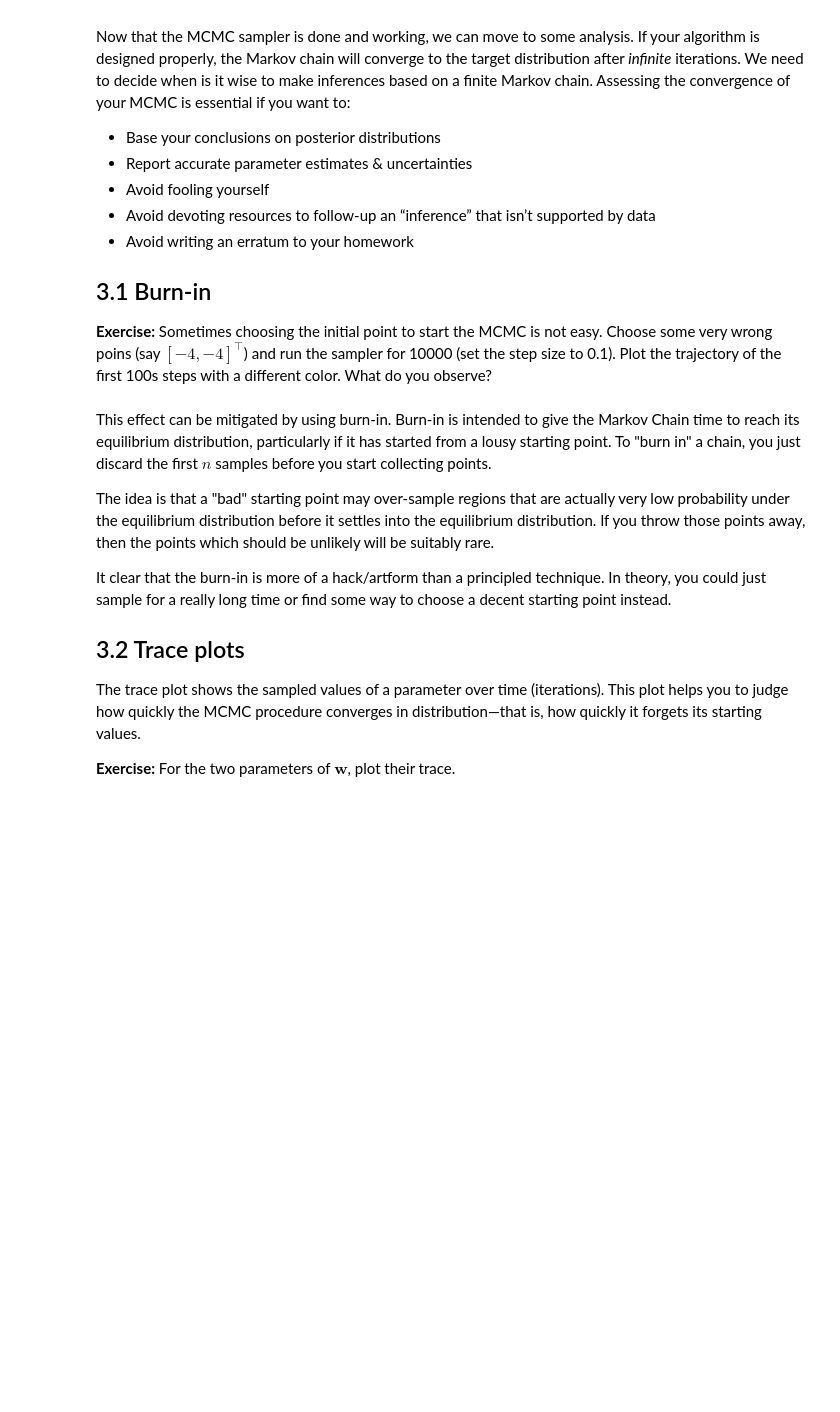
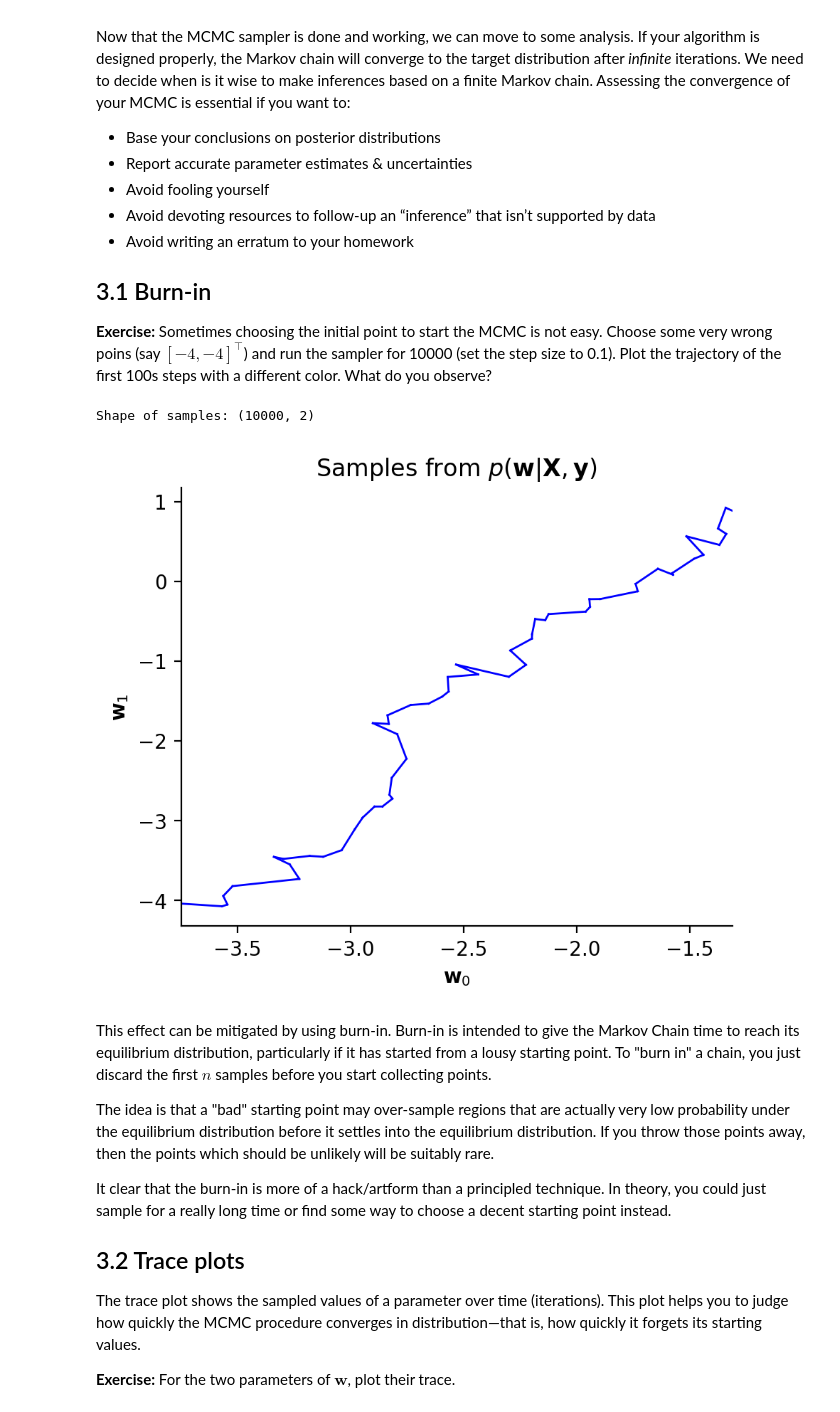
Before and after one commit to Filan616/Filan616, a Jupyter notebook: ASI/lab_week7/Bayesian_Logistic_Regression_MCMC.ipynb, the cells around one changed output. Drawn from its saved outputs; the diff is of its cells as text; code cells hidden in the pictures; blank space fills up the shorter version.

```diff
--- a/ASI/lab_week7/Bayesian_Logistic_Regression_MCMC.ipynb
+++ b/ASI/lab_week7/Bayesian_Logistic_Regression_MCMC.ipynb
@@ -103,13 +108,13 @@ Complete also the code for computing the Gaussian logdensity with zero mean and
 # %%
 def bernoulli_density(y, p):
     # @@ COMPLETE @@
-    # out =
+    out = y*np.log(p)+(1-y)*np.log(1-p)
     return out
 
 
 def gaussian_density(x, mean=0, var=1):
     # @@ COMPLETE @@
-    # out =
+    out = -0.5*np.log(2*np.pi*var)-0.5*(x-mean)**2/var
     return out
 # %% [markdown]
 # 2. Random Walk with Metropolis-Hastings correction
@@ -137,7 +142,7 @@ Complete the class below with the code to compute the unnormalized logdensity $g
 # %%
 def logposterior(w, X, y):
     # @@ COMPLETE @@
-    # log_posterior =
+    log_posterior = bernoulli_density(y, logistic(X @ w)).sum() + gaussian_density(w).sum()
     return log_posterior
 # %% [markdown]
 **Exercise:**
@@ -150,3 +150,23 @@ def rw_mh_step(w_prev, step_size):
+# %%
+def rw_mh_step(w_prev, step_size):
+    # @@ COMPLETE @@
+    # 1. Proposal: 随机游走
+    w_tilde = w_prev + step_size * np.random.randn(*w_prev.shape)
+
+    # 2. Compute log posterior
+    logp_prev = logposterior(w_prev, X, y)
+    logp_tilde = logposterior(w_tilde, X, y)
+
+    # 3. 计算接受率 α
+    alpha = min(1.0, np.exp(logp_tilde - logp_prev))
+
+    # 4. 接受或拒绝
+    if np.random.rand() < alpha:
+        w_next = w_tilde  # 接受
+    else:
+        w_next = w_prev   # 拒绝，保留原值
+
+    return w_next
 # %% [markdown]
 Below, you have the run the sampling for a given number of iterations.
 # %%
@@ -251,18 +282,25 @@ Sometimes choosing the initial point to start the MCMC is not easy. Choose some
 Plot the trajectory of the first 100s steps with a different color. What do you observe?
 # %%
 # @@ COMPLETE @@
-# w_init =
-# samples =
+w_init = np.array([-4, -4])
+# @@ COMPLETE @@
+samples = run_sampling(w_init, n_samples=10000, step_size=0.1)
 
 print("Shape of samples:", samples.shape)
+# %% [output]
+Shape of samples: (10000, 2)
 # %%
 fig, ax = plt.subplots(figsize=[5, 4])
 # @@ COMPLETE @@
-
+for i in range(99):
+ ax.plot([samples[i,0], samples[i+1,0]], [samples[i,1], samples[i+1,1]],
+ color='blue', linewidth=1)
 ax.set_xlabel(r"$\mathbf{w}_0$")
 ax.set_ylabel(r"$\mathbf{w}_1$")
 ax.set_title(r"Samples from $p(\mathbf{w}|\mathbf{X},\mathbf{y}) $")
 plt.show()
+# %% [output]
+[figure, added]
 # %% [markdown]
 This effect can be mitigated by using burn-in.
 Burn-in is intended to give the Markov Chain time to reach its equilibrium distribution, particularly if it has started from a lousy starting point. To "burn in" a chain, you just discard the first $n$ samples before you start collecting points.
```
Also changed, not shown: parts of 19 cells of this notebook.
